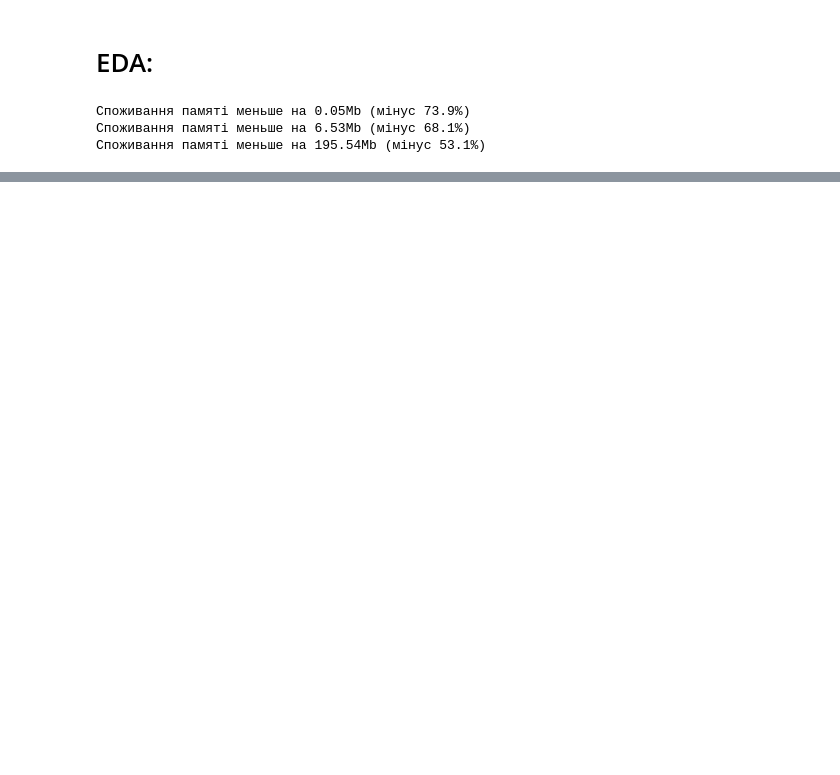
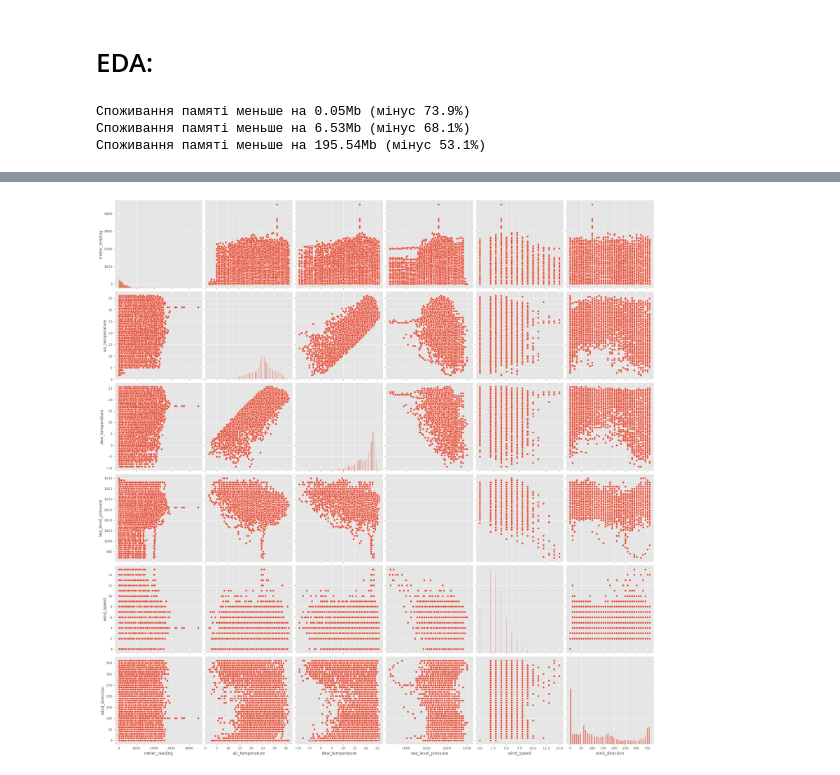
Before and after one commit to AleksandrRevuka/Algo_data_science, a Jupyter notebook: 6_Practical_skills_1_2_EDA.ipynb, the cells around one changed output, grey strips where cells are left out. Drawn from its saved outputs; the diff is of its cells as text; code cells hidden in the pictures; blank space fills up the shorter version.

```diff
--- a/6_Practical_skills_1_2_EDA.ipynb
+++ b/6_Practical_skills_1_2_EDA.ipynb
@@ -112,0 +113,9 @@ plt.show()
+# %%
+data_corr_weather = pd.DataFrame(energy[energy["site_id"] == 0],
+                                 columns=["meter_reading", "air_temperature", "dew_temperature", "sea_level_pressure", "wind_speed", "wind_direction"])
+data_corr_weather.dropna(inplace=True)
+sns.pairplot(data_corr_weather, height=4)
+plt.show()
+del data_corr_weather
+# %% [output]
+[figure, added]
```
Also changed, not shown: parts of 9 cells of this notebook.
